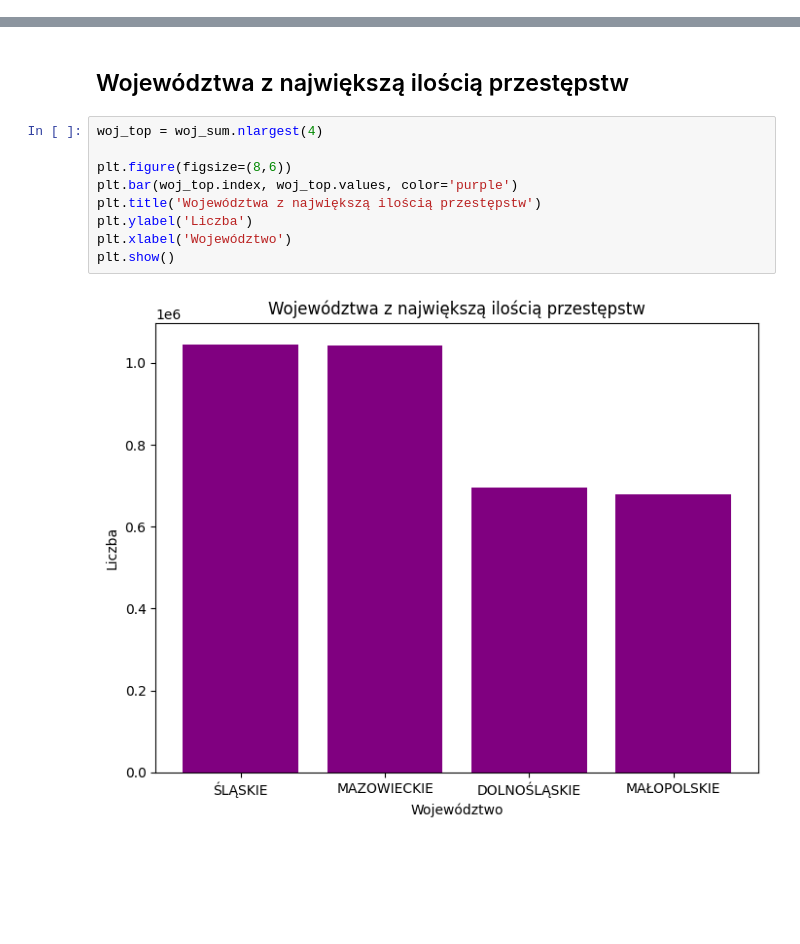
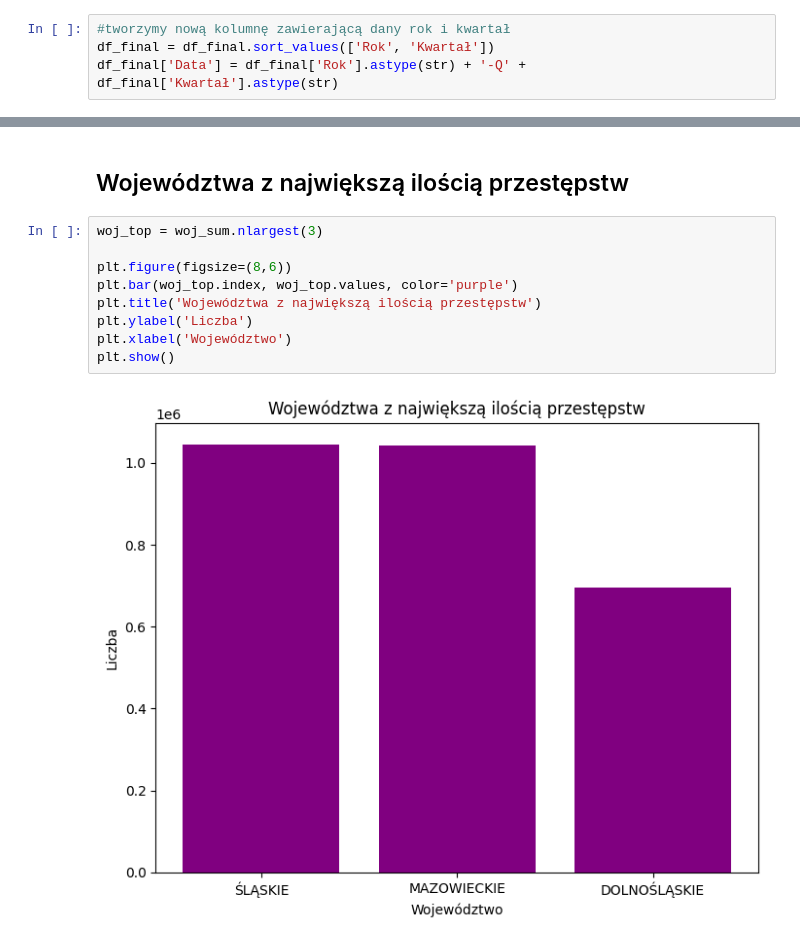
Before and after one commit to wwielakowska/in-ynierka, a Jupyter notebook: dane_zaczynamy.ipynb, the cells around one changed output, grey strips where cells are left out. Saved outputs shown, nothing was run; the diff lists cells and outputs as text; blank space fills up the shorter version.

```diff
--- a/dane_zaczynamy.ipynb
+++ b/dane_zaczynamy.ipynb
@@ -304,4 +280,8 @@ Try using .loc[row_indexer,col_indexer] = value instead
 
 See the caveats in the documentation: https://pandas.pydata.org/pandas-docs/stable/user_guide/indexing.html#returning-a-view-versus-a-copy
   df_final["Kwartał"] = df_final["Kwartał"].map(mapa_kwartał)
+# %%
+#tworzymy nową kolumnę zawierającą dany rok i kwartał
+df_final = df_final.sort_values(['Rok', 'Kwartał'])
+df_final['Data'] = df_final['Rok'].astype(str) + '-Q' + df_final['Kwartał'].astype(str)
 # %%
@@ -733,15 +577,15 @@ plt.show()
 # %% [markdown]
 ## Województwa z największą ilością przestępstw
 # %%
-woj_top = woj_sum.nlargest(4)
+woj_top = woj_sum.nlargest(3)
 
 plt.figure(figsize=(8,6))
 plt.bar(woj_top.index, woj_top.values, color='purple')
 plt.title('Województwa z największą ilością przestępstw')
 plt.ylabel('Liczba')
 plt.xlabel('Województwo')
 plt.show()
 # %% [output]
-[figure, old version]
+[figure, new version]
 # %%
 plt.figure(figsize=(10,6))
```
Also changed, not shown: parts of 85 cells of this notebook, 1 other file.
